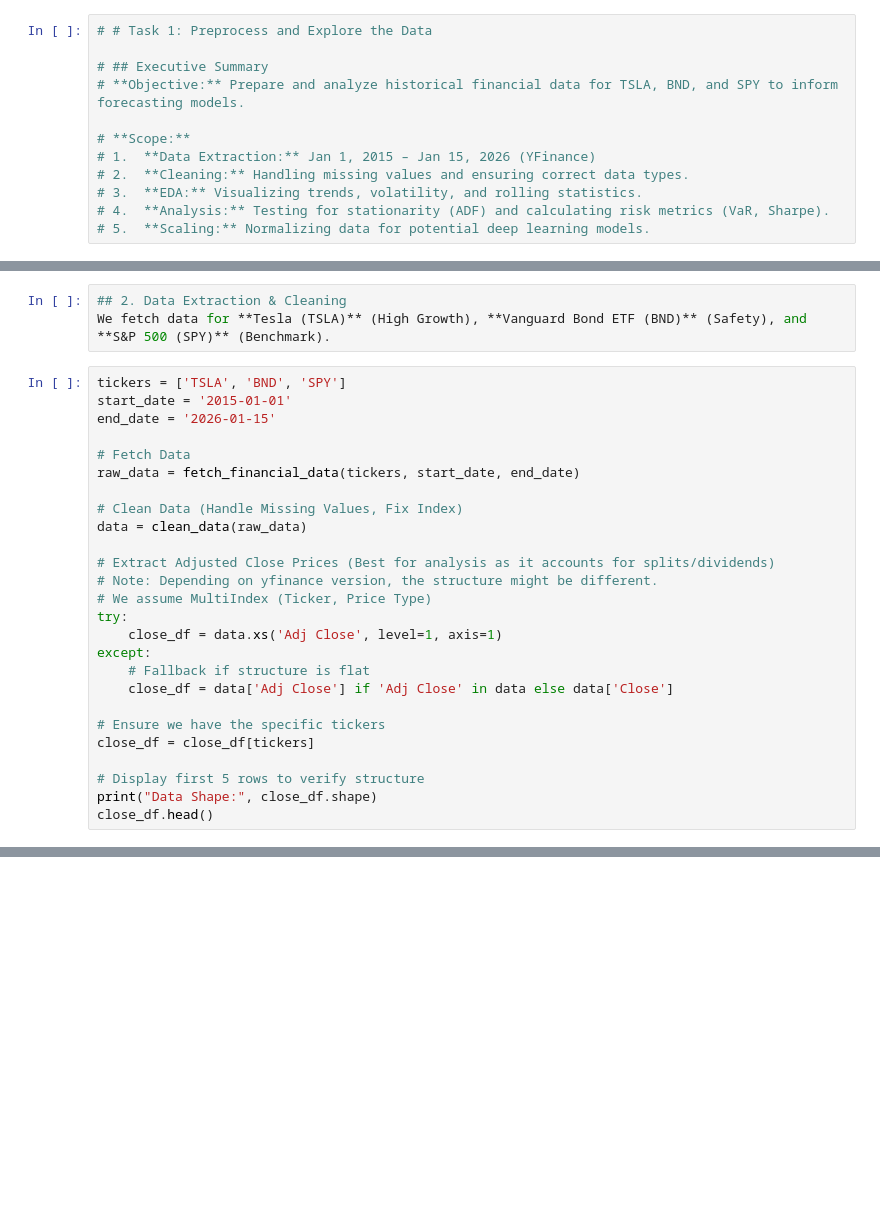
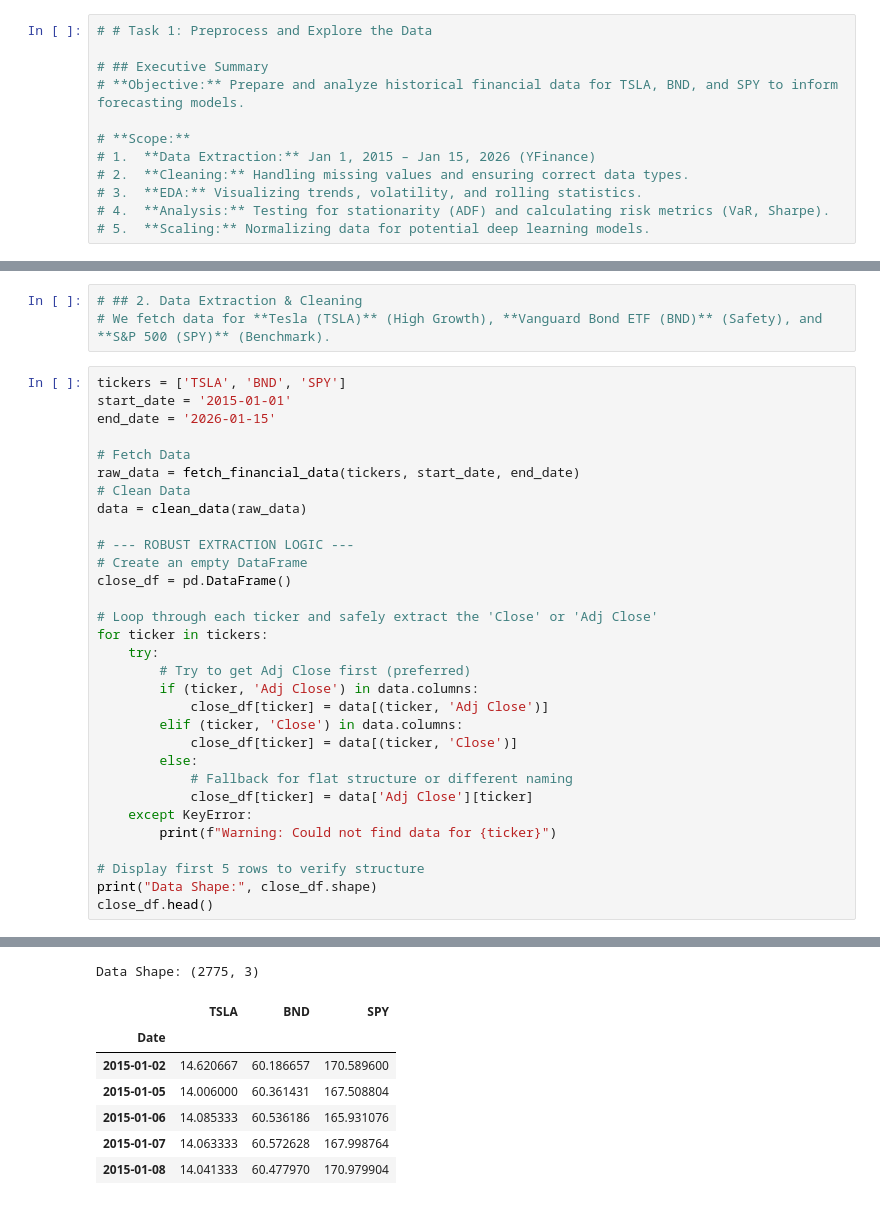
Before and after one commit to AbbyGailErm/portfolio-optimization, a Jupyter notebook: notebooks/01_eda.ipynb, the cells around one changed output, grey strips where cells are left out. Cells and saved outputs as stored; diff of their text form; blank space fills up the shorter version.

```diff
--- a/notebooks/01_eda.ipynb
+++ b/notebooks/01_eda.ipynb
@@ -36,6 +34,6 @@ ModuleNotFoundError: No module named 'pandas'
 # %%
-## 2. Data Extraction & Cleaning
-We fetch data for **Tesla (TSLA)** (High Growth), **Vanguard Bond ETF (BND)** (Safety), and **S&P 500 (SPY)** (Benchmark).
+# ## 2. Data Extraction & Cleaning
+# We fetch data for **Tesla (TSLA)** (High Growth), **Vanguard Bond ETF (BND)** (Safety), and **S&P 500 (SPY)** (Benchmark).
 # %%
 tickers = ['TSLA', 'BND', 'SPY']
 start_date = '2015-01-01'
@@ -43,22 +41,28 @@ end_date = '2026-01-15'
 
 # Fetch Data
 raw_data = fetch_financial_data(tickers, start_date, end_date)
-
-# Clean Data (Handle Missing Values, Fix Index)
+# Clean Data
 data = clean_data(raw_data)
 
-# Extract Adjusted Close Prices (Best for analysis as it accounts for splits/dividends)
-# Note: Depending on yfinance version, the structure might be different.
-# We assume MultiIndex (Ticker, Price Type)
-try:
-    close_df = data.xs('Adj Close', level=1, axis=1)
-except:
-    # Fallback if structure is flat
-    close_df = data['Adj Close'] if 'Adj Close' in data else data['Close']
+# --- ROBUST EXTRACTION LOGIC ---
+# Create an empty DataFrame
+close_df = pd.DataFrame()
 
-# Ensure we have the specific tickers
-close_df = close_df[tickers]
+# Loop through each ticker and safely extract the 'Close' or 'Adj Close'
+for ticker in tickers:
+    try:
+        # Try to get Adj Close first (preferred)
+        if (ticker, 'Adj Close') in data.columns:
+            close_df[ticker] = data[(ticker, 'Adj Close')]
+        elif (ticker, 'Close') in data.columns:
+            close_df[ticker] = data[(ticker, 'Close')]
+        else:
+            # Fallback for flat structure or different naming
+            close_df[ticker] = data['Adj Close'][ticker]
+    except KeyError:
+        print(f"Warning: Could not find data for {ticker}")
 
 # Display first 5 rows to verify structure
 print("Data Shape:", close_df.shape)
 close_df.head()
+# %% [output]
@@ -65 +72,9 @@ close_df.head()
+Data Shape: (2775, 3)
+|  | TSLA | BND | SPY |
+| Date |  |  |  |
+| 2015-01-02 | 14.620667 | 60.186657 | 170.589600 |
+| 2015-01-05 | 14.006000 | 60.361431 | 167.508804 |
+| 2015-01-06 | 14.085333 | 60.536186 | 165.931076 |
+| 2015-01-07 | 14.063333 | 60.572628 | 167.998764 |
+| 2015-01-08 | 14.041333 | 60.477970 | 170.979904 |
 # %%
```
Also changed, not shown: parts of 19 cells of this notebook, 3 other files.
